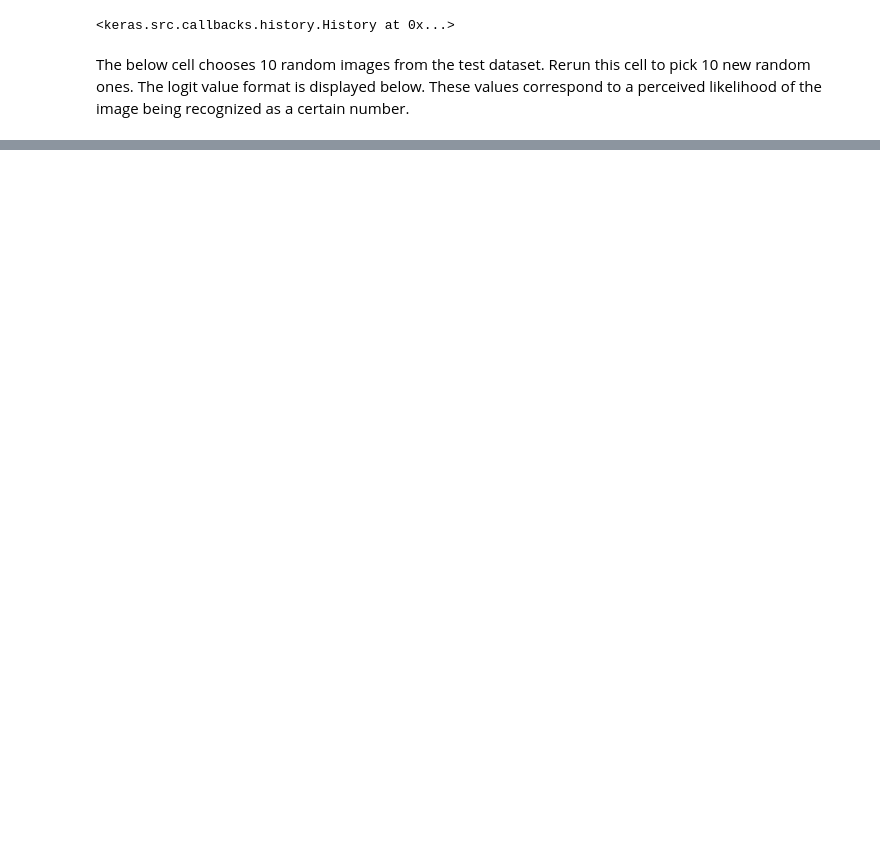
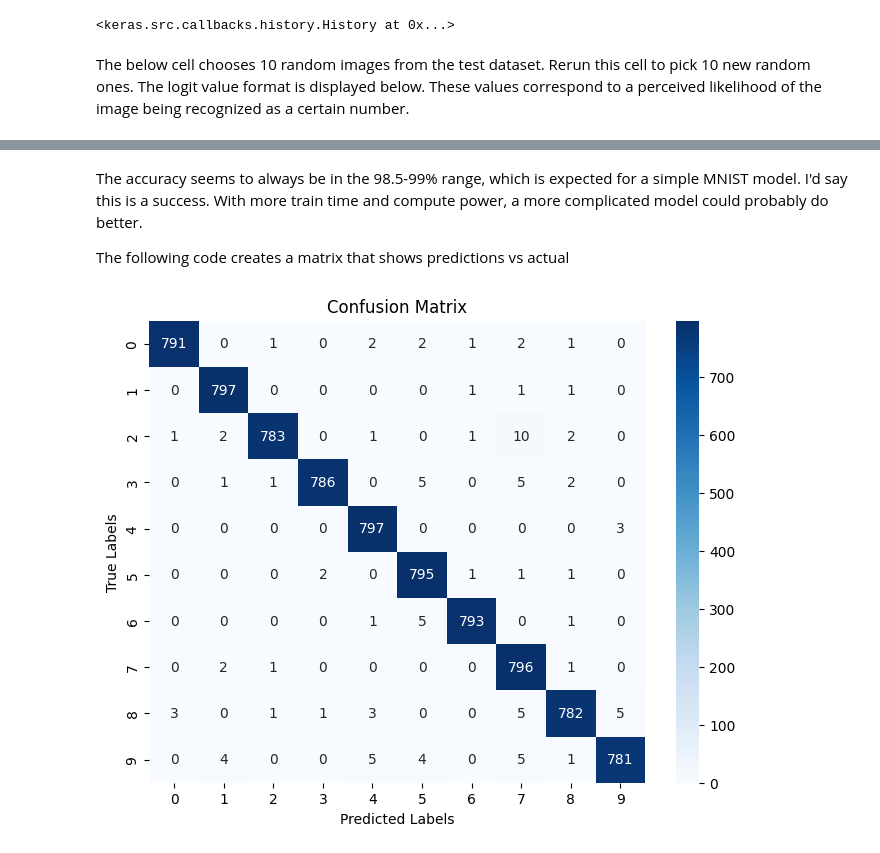
Before and after one commit to frederickschulze/OCR-TensorFlow-MNIST, a Jupyter notebook: MNIST_NeuralNet.ipynb, the cells around one changed output, grey strips where cells are left out. Cells and saved outputs as stored; diff of their text form; code cells hidden in the pictures; blank space fills up the shorter version.

```diff
--- a/MNIST_NeuralNet.ipynb
+++ b/MNIST_NeuralNet.ipynb
@@ -213,0 +293,35 @@ Match Matrix (True = match, False = mismatch):
+# %% [markdown]
+The accuracy seems to always be in the 98.5-99% range, which is expected for a simple MNIST model. I'd say this is a success. With more train time and compute power, a more complicated model could probably do better.
+
+The following code creates a matrix that shows predictions vs actual
+# %%
+num_samples_per_class = 800 #Max number of samples of each actual label. For some reason, I couldn't do 1000 so I did this.
+
+# Ensures equal distribution of each class
+xTest_balanced = []
+yTest_balanced = []
+
+for label in range(10):
+    class_indices = np.where(yTest == label)[0]
+    selected_indices = np.random.choice(class_indices, num_samples_per_class, replace=False)
+    xTest_balanced.extend(xTest[selected_indices]) # this balances the distribution
+    yTest_balanced.extend(yTest[selected_indices])
+
+xTest_balanced = np.array(xTest_balanced)
+yTest_balanced = np.array(yTest_balanced)
+
+# Get the predictions for these balanced sets
+logitvals = probability_model(xTest_balanced)
+predictions = tf.argmax(logitvals, axis=1).numpy()
+
+# Generate a confusion matrix using the Seaborn package
+cm = confusion_matrix(yTest_balanced, predictions)
+
+plt.figure(figsize=(8, 6))
+sns.heatmap(cm, annot=True, fmt="d", cmap="Blues", xticklabels=[str(i) for i in range(10)], yticklabels=[str(i) for i in range(10)])
+plt.title("Confusion Matrix")
+plt.xlabel("Predicted Labels")
+plt.ylabel("True Labels")
+plt.show()
+# %% [output]
+[figure, added]
```
Also changed, not shown: parts of 31 cells of this notebook.
